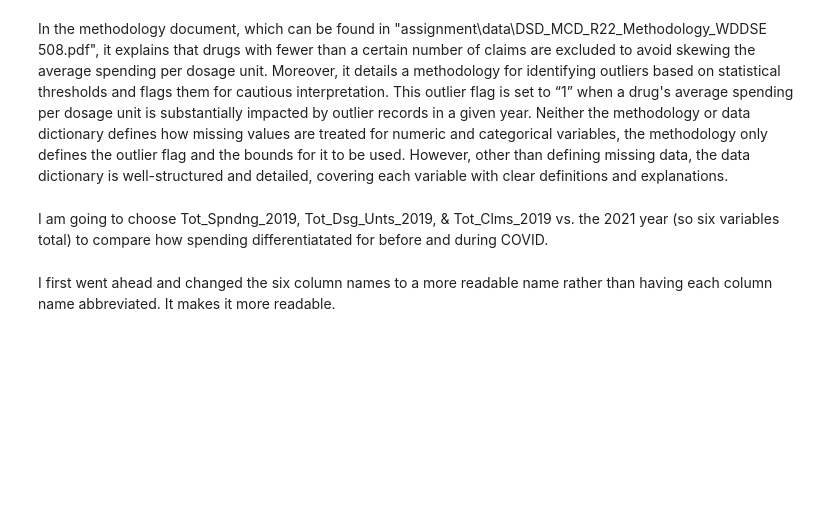
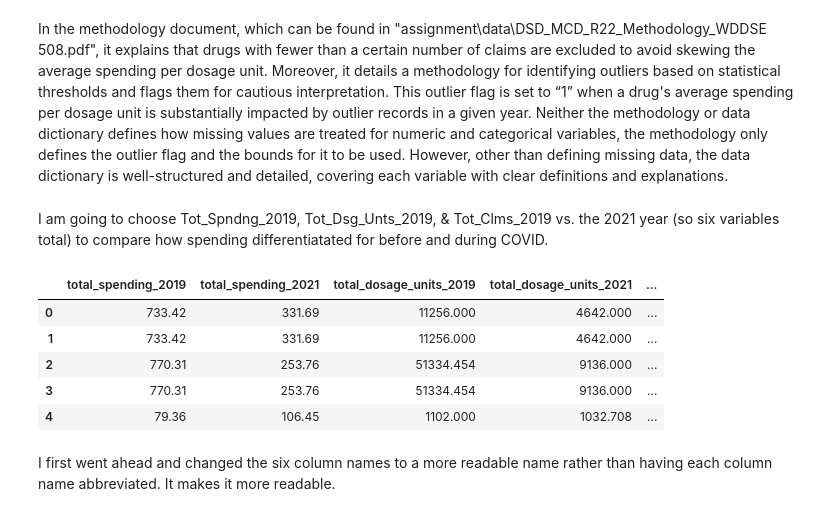
Before and after one commit to farhaniwnl/visualization_crg3ts, a Jupyter notebook: assignment/Q4.ipynb, the cells around one changed output. Saved outputs shown, nothing was run; the diff lists cells and outputs as text; code cells hidden in the pictures; blank space fills up the shorter version.

```diff
--- a/assignment/Q4.ipynb
+++ b/assignment/Q4.ipynb
@@ -9,6 +9,14 @@ import matplotlib.pyplot as plt
 # %%
 medicaid = pd.read_csv("C:/Users/coolc/VSCodeProjects/visualization_crg3ts/assignment/data/DSD_MCD_RY22_P06_V20_D21_BGM.csv")
 medicaid = medicaid.rename(columns={'Tot_Spndng_2019': 'total_spending_2019', 'Tot_Dsg_Unts_2019': 'total_dosage_units_2019','Tot_Clms_2019': 'total_claims_2019','Tot_Spndng_2021': 'total_spending_2021', 'Tot_Dsg_Unts_2021': 'total_dosage_units_2021','Tot_Clms_2021': 'total_claims_2021'})
+medicaid[['total_spending_2019', 'total_spending_2021', 'total_dosage_units_2019', 'total_dosage_units_2021', 'total_claims_2019', 'total_claims_2021']].head()
+# %% [output]
+|  | total_spending_2019 | total_spending_2021 | total_dosage_units_2019 | total_dosage_units_2021 | ... |
+| 0 | 733.42 | 331.69 | 11256.000 | 4642.000 | ... |
+| 1 | 733.42 | 331.69 | 11256.000 | 4642.000 | ... |
+| 2 | 770.31 | 253.76 | 51334.454 | 9136.000 | ... |
+| 3 | 770.31 | 253.76 | 51334.454 | 9136.000 | ... |
+| 4 | 79.36 | 106.45 | 1102.000 | 1032.708 | ... |
 # %% [markdown]
 I first went ahead and changed the six column names to a more readable name rather than having each column name abbreviated. It makes it more readable.
 # %%
```
